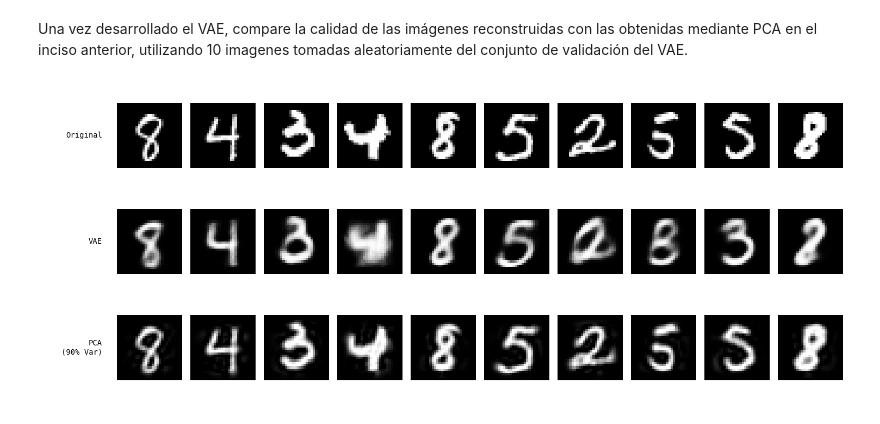
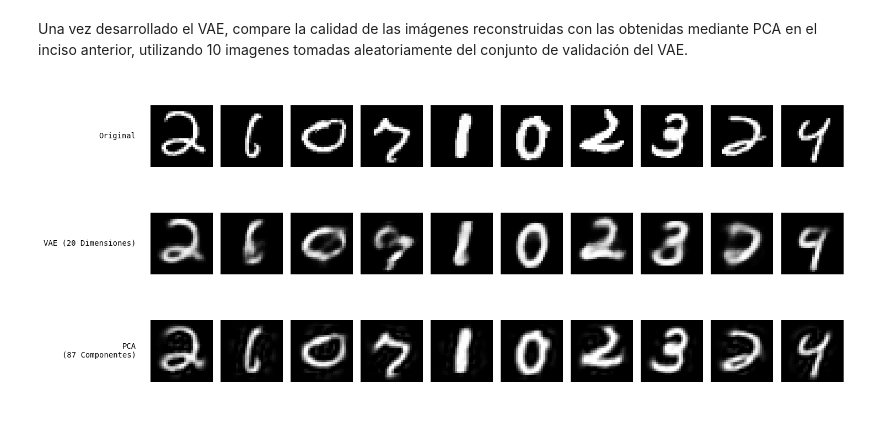
Before and after one commit to mattemusacchio/ML, a Jupyter notebook: Musacchio_Matteo_TP4/Musacchio_Matteo_Notebook_TP4.ipynb, the cells around one changed output. Cells and saved outputs as stored; diff of their text form; code cells hidden in the pictures.

```diff
--- a/Musacchio_Matteo_TP4/Musacchio_Matteo_Notebook_TP4.ipynb
+++ b/Musacchio_Matteo_TP4/Musacchio_Matteo_Notebook_TP4.ipynb
@@ -320,9 +442,14 @@ vae = VAE(latent_dim=20).to(device)
 optimizer = torch.optim.Adam(vae.parameters(), lr=1e-3)
 
 # Entrenamiento
-epochs = 20
-vae.train()
+epochs = 50
+train_losses = []
+val_losses = []
+val_interval = 5  # Check validation every 5 epochs
+
 for epoch in range(epochs):
+    # Training phase
+    vae.train()
     train_loss = 0
     for (x_batch,) in train_loader:
         x_batch = x_batch.to(device)
@@ -332,5 +459,23 @@ for epoch in range(epochs):
         loss.backward()
         train_loss += loss.item()
         optimizer.step()
-    print(f"Epoch {epoch+1}, Loss: {train_loss / len(train_loader.dataset):.2f}")
+
+    avg_train_loss = train_loss / len(train_loader.dataset)
+    train_losses.append(avg_train_loss)
+
+    # Validation phase
+    if epoch % val_interval == 0 or epoch == epochs - 1:
+        vae.eval()
+        val_loss = 0
+        with torch.no_grad():
+            for (x_val,) in val_loader:
+                x_val = x_val.to(device)
+                recon_val, mu, logvar = vae(x_val)
+                val_loss += loss_function(recon_val, x_val, mu, logvar).item()
+
+        avg_val_loss = val_loss / len(val_loader.dataset)
+        val_losses.append(avg_val_loss)
+        print(f"Epoch {epoch+1}, Train Loss: {avg_train_loss:.2f}, Val Loss: {avg_val_loss:.2f}")
+    else:
+        print(f"Epoch {epoch+1}, Train Loss: {avg_train_loss:.2f}")
 # %% [output]
@@ -400,33 +542,33 @@ X_proj = X_10_centered @ W
 X_recon_90 = X_proj @ W.T + X_mean
 X_recon_90 = np.clip(X_recon_90, 0, 1)
 
 # Visualización
 fig, axes = plt.subplots(3, 11, figsize=(15, 6))
 labels = [
     "Original",
-    f"VAE",
-    f"PCA\n(90% Var)",
+    f"VAE (20 Dimensiones)",
+    f"PCA\n(87 Componentes)",
 ]
 
 for row in range(3):
     for col in range(11):
         ax = axes[row, col]
         ax.axis("off")
 
         if col == 0:
             ax.text(0.9, 0.5, labels[row], ha="right", va="center", fontsize=10, transform=ax.transAxes, family="monospace")
         else:
             i = col - 1
             if row == 0:
                 img = x_val[i].cpu().numpy()
             elif row == 1:
                 img = recon_val[i].cpu().numpy()
             elif row == 2:
                 img = X_recon_90[i]
 
             ax.imshow(img.reshape(28, 28), cmap="gray")
 
 plt.tight_layout()
 plt.show()
 # %% [output]
-[figure, old version]
+[figure, new version]
```
Also changed, not shown: parts of 9 cells of this notebook, 7 other files.
